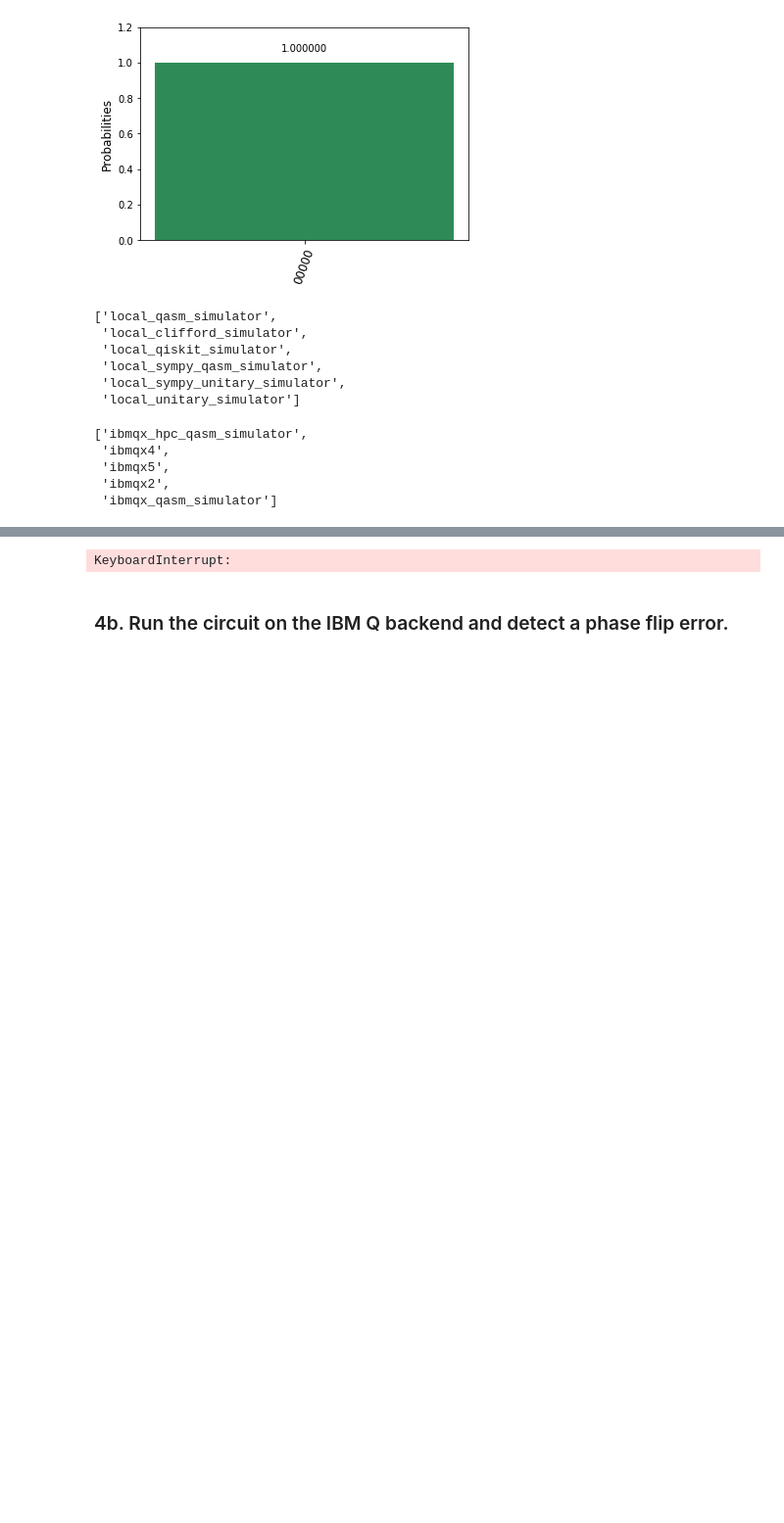
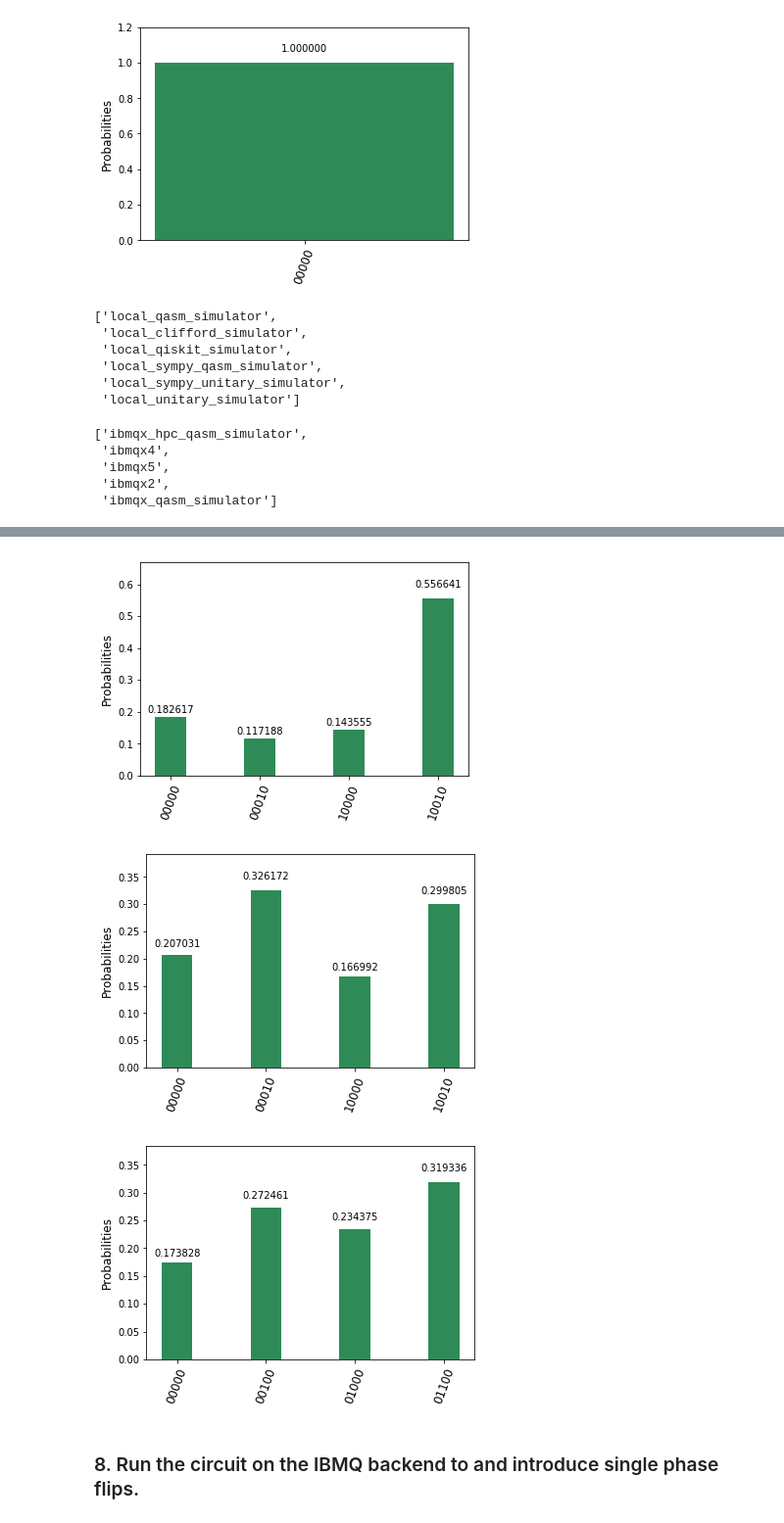
Before and after one commit to philippemnoel/QuantumErrorCorrectionProject, a Jupyter notebook: three_qubits_QEC_code.ipynb, the cells around one changed output, grey strips where cells are left out. Shown: that part at 98% size. Drawn from its saved outputs; the diff is of its cells as text; code cells hidden in the pictures; blank space fills up the shorter version.

```diff
--- a/three_qubits_QEC_code.ipynb
+++ b/three_qubits_QEC_code.ipynb
@@ -358,42 +394,47 @@ plot_histogram(results_real.get_counts("IBMQControl3"))
 # %%
-# Run circuit to detect bit flip error on IBMQ backend
-qp4eb = QuantumProgram()
-
 # 3 qubits plus 2 ancillary qubits
 n = 5
 
-# Quantum register
-q = qp4eb.create_quantum_register("q", n)
-# Classical register
-c = qp4eb.create_classical_register("c", n)
+for val in [0, 1, 2]:
+    # Run circuit to detect bit flip error on IBMQ backend
+    qp4eb = QuantumProgram()
 
-# SimControl3 circuit
-imbq_err_bit3 = qp4eb.create_circuit("IMBQErrorBit3", [q], [c])
+    # Quantum register
+    q = qp4eb.create_quantum_register("q", n)
+    # Classical register
+    c = qp4eb.create_classical_register("c", n)
 
-# ADD GATES
-# Encode state
-imbq_err_bit3.cx(q[0], q[1])
-imbq_err_bit3.cx(q[1], q[2])
-# Introduce bit flip error
-imbq_err_bit3.x(q[0])
-# Error detection
-imbq_err_bit3.cx(q[0], q[3])
-imbq_err_bit3.cx(q[1], q[3])
-imbq_err_bit3.cx(q[0], q[4])
-imbq_err_bit3.cx(q[1], q[4])
+    # SimControl3 circuit
+    imbq_err_bit3 = qp4eb.create_circuit("IMBQErrorBit3", [q], [c])
 
-# Add measurement operation
-imbq_err_bit3.measure(q[3], c[3])
-imbq_err_bit3.measure(q[4], c[4])
+    ## ADD GATES
 
-# Set parameters
-backend = 'ibmqx4'
-circuits = ['IMBQErrorBit3']
-shots = 50 # reduced the shots from 1024 to 50 to speed up computations since large system
-max_credits = 3
-wait = 10
-timeout = 24000
-results_real1 = qp4eb.execute(circuits, backend, shots=shots, max_credits=max_credits, wait=wait, timeout=timeout)
-results_real1.get_counts("IMBQErrorBit3")
-plot_histogram(results_real1.get_counts("IBMQErrorBit3"))
+    # Encode state
+    imbq_err_bit3.cx(q[0], q[1])
+    imbq_err_bit3.cx(q[1], q[2])
+
+    # Introduce bit flip error
+    imbq_err_bit3.x(q[val])
+
+    # Error detection
+    imbq_err_bit3.cx(q[0], q[3])
+    imbq_err_bit3.cx(q[1], q[3])
+    imbq_err_bit3.cx(q[0], q[4])
+    imbq_err_bit3.cx(q[2], q[4])
+
+    # Add measurement operation
+    imbq_err_bit3.measure(q[3], c[3])
+    imbq_err_bit3.measure(q[4], c[4])
+
+    # Set parameters
+    backend = 'ibmqx4'
+    circuits = ['IMBQErrorBit3']
+    shots = 1024
+    max_credits = 3
+    wait = 10
+    timeout = 3600
+
+    # Execute circuit and plot results
+    results_bit = qp4eb.execute(circuits, backend, shots=shots, max_credits=max_credits, wait=wait, timeout=timeout)
+    plot_histogram(results_bit.get_counts("IMBQErrorBit3"))
 # %% [output]
@@ -401,4 +441,6 @@ WARNING:IBMQuantumExperience.IBMQuantumExperience:Got a 500 code response to htt
-KeyboardInterrupt:
+[figure, added]
+[figure, added]
+[figure, added]
 # %% [markdown]
-### 4b. Run the circuit on the IBM Q backend and detect a phase flip error.
+### 8. Run the circuit on the IBMQ backend to and introduce single phase flips.
 # %%
```
Also changed, not shown: parts of 28 cells of this notebook.
